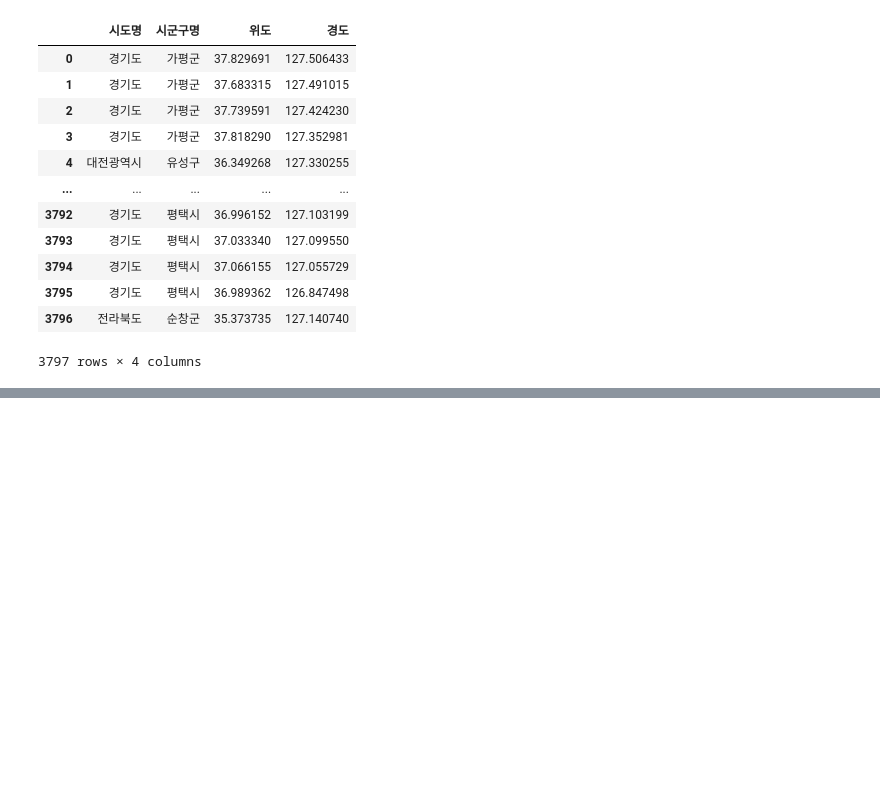
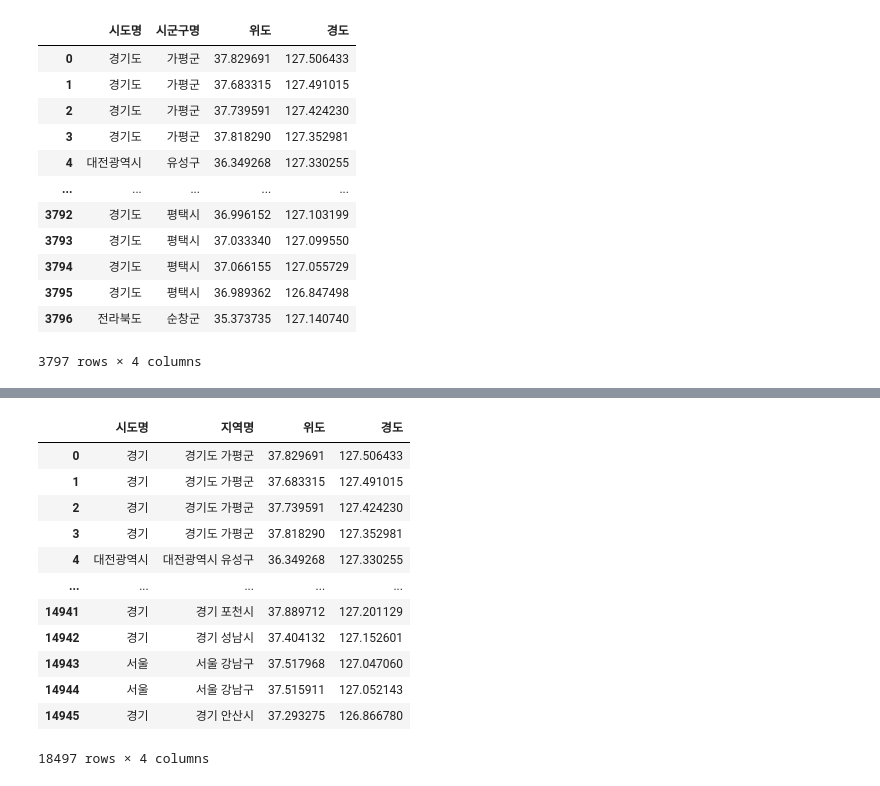
Before and after one commit to anyoungjin20040106/localData, a Jupyter notebook: dataset.ipynb, the cells around one changed output, grey strips where cells are left out. Saved outputs shown, nothing was run; the diff lists cells and outputs as text; code cells hidden in the pictures; blank space fills up the shorter version.

```diff
--- a/dataset.ipynb
+++ b/dataset.ipynb
@@ -46,0 +134,35 @@ df
+# %%
+mapping = {
+    '서울특별시': '서울',
+    '서울특별시 ': '서울',
+    '인천광역시': '인천',
+    '인천광역시 ': '인천',
+    '대구광역시': '대구',
+    '대구광역시 ': '대구',
+    '부산광역시': '부산',
+    '울산광역시': '울산',
+    '울산시': '울산',
+    '광주광역시': '광주',
+    '경상남도 ': '경상남도',
+    '충청남도 ': '충청남도',
+    '경기도': '경기',
+    '경기': '경기'
+}
+# %%
+result['시도명'] = result['시도명'].str.strip().map(mapping).fillna(result['시도명'].str.strip())
+result['지역명'] = result['지역명'].str.strip().map(mapping).fillna(result['지역명'].str.strip())
+result
+# %% [output]
+|  | 시도명 | 지역명 | 위도 | 경도 |
+| 0 | 경기 | 경기도 가평군 | 37.829691 | 127.506433 |
+| 1 | 경기 | 경기도 가평군 | 37.683315 | 127.491015 |
+| 2 | 경기 | 경기도 가평군 | 37.739591 | 127.424230 |
+| 3 | 경기 | 경기도 가평군 | 37.818290 | 127.352981 |
+| 4 | 대전광역시 | 대전광역시 유성구 | 36.349268 | 127.330255 |
+| ... | ... | ... | ... | ... |
+| 14941 | 경기 | 경기 포천시 | 37.889712 | 127.201129 |
+| 14942 | 경기 | 경기 성남시 | 37.404132 | 127.152601 |
+| 14943 | 서울 | 서울 강남구 | 37.517968 | 127.047060 |
+| 14944 | 서울 | 서울 강남구 | 37.515911 | 127.052143 |
+| 14945 | 경기 | 경기 안산시 | 37.293275 | 126.866780 |
+18497 rows × 4 columns
```
Also changed, not shown: parts of 12 cells of this notebook, 2 other files.
